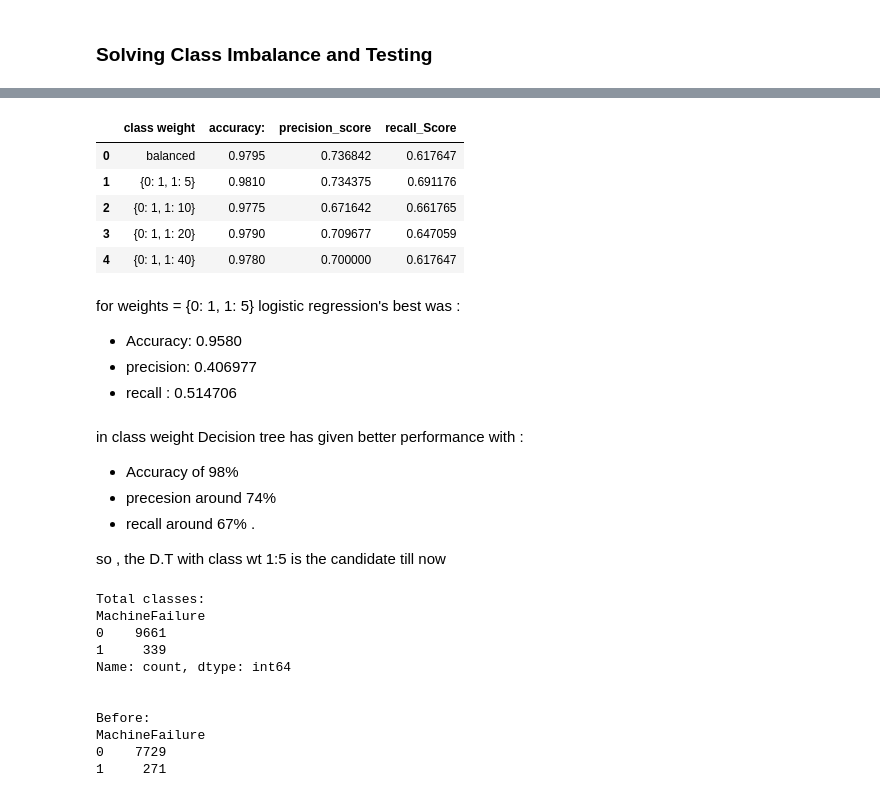
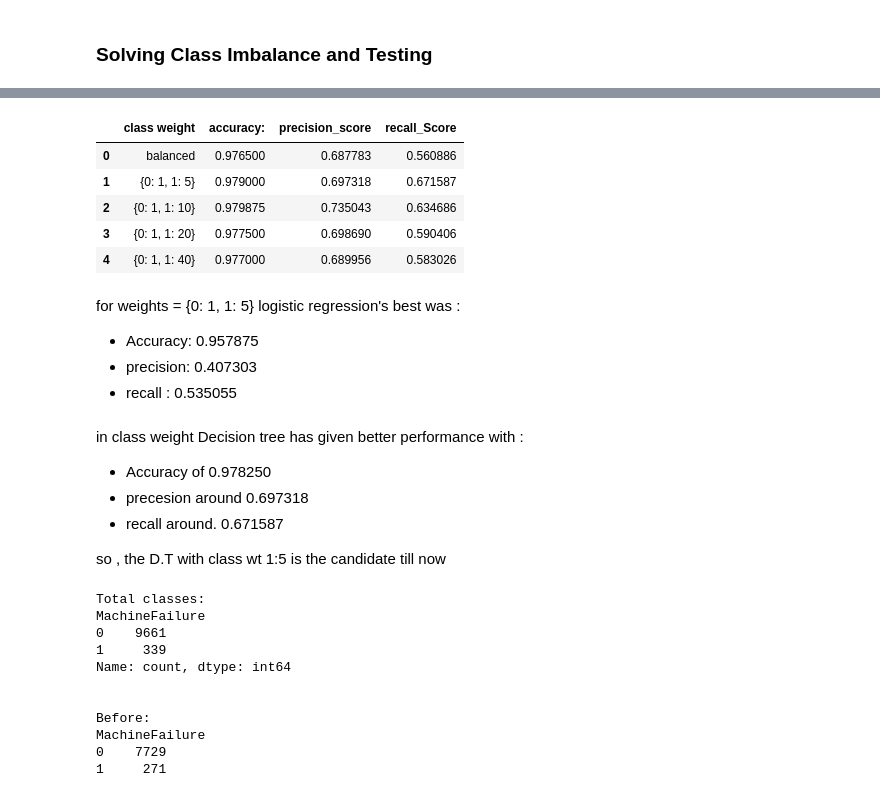
Before and after one commit to VivekXplore/PulseMachine, a Jupyter notebook: EDA/03_correct.ipynb, the cells around one changed output, grey strips where cells are left out. Cells and saved outputs as stored; diff of their text form; code cells hidden in the pictures.

```diff
--- a/EDA/03_correct.ipynb
+++ b/EDA/03_correct.ipynb
@@ -143,3 +159,5 @@ array([[ 0.99891359,  0.60428162, -0.46060741, ...,  0.        ,
+# %%
+cv=StratifiedKFold(n_splits=5, shuffle= True, random_state=42)
 # %%
 classweight=[
     'balanced',
@@ -154,13 +172,18 @@ result=[]
 # logistic reg:
 for x in classweight:
     lr=LogisticRegression(class_weight=x)
-    lr.fit(X_train_transform,y_train)
-    pred=lr.predict(X_test_transform)
+
+    pred=cross_val_predict(lr,X_train_transform,y_train,cv=cv,method='predict')
+
+# cross_val_predict() automatically fits the model for you. You don't need to call .fit() separately.
+# we have splitted into 5 folds so it Fits it on 4 folds using .fit().
+# Predicts the remaining fold using .predict() because you specified method='predict'.
+
     result.append({
             'class weight':str(x),
-            "accuracy:":accuracy_score(y_test,pred),
-            'precision_score':precision_score(y_test,pred),
-            'recall_Score': recall_score(y_test,pred)
+            "accuracy:":accuracy_score(y_train,pred),
+            'precision_score':precision_score(y_train,pred),
+            'recall_Score': recall_score(y_train,pred)
     })
 
 result_df1=pd.DataFrame(result)
@@ -177,47 +198,47 @@ result_df1
 # %%
  # decision tree
 classweight2=[
     'balanced',
     {0: 1, 1: 5},
     {0: 1, 1: 10},
     {0: 1, 1: 20},
     {0: 1, 1: 40},
 ]
 
 result_dt=[]
 
 # decision tree:
 for x in classweight2:
-    lr=DecisionTreeClassifier(class_weight=x)
-    lr.fit(X_train_transform,y_train)
-    pred=lr.predict(X_test_transform)
+    dt=DecisionTreeClassifier(class_weight=x,random_state=42)
+
+    pred_dt=cross_val_predict(dt,X_train_transform,y_train,cv=cv,method='predict')
     result_dt.append({
             'class weight':str(x),
-            "accuracy:":accuracy_score(y_test,pred),
-            'precision_score':precision_score(y_test,pred),
-            'recall_Score': recall_score(y_test,pred)
+            "accuracy:":accuracy_score(y_train,pred_dt),
+            'precision_score':precision_score(y_train,pred_dt),
+            'recall_Score': recall_score(y_train,pred_dt)
     })
 
 result_df2=pd.DataFrame(result_dt)
 result_df2
 # %% [output]
 |  | class weight | accuracy: | precision_score | recall_Score |
-| 0 | balanced | 0.9795 | 0.736842 | 0.617647 |
-| 1 | {0: 1, 1: 5} | 0.9810 | 0.734375 | 0.691176 |
-| 2 | {0: 1, 1: 10} | 0.9775 | 0.671642 | 0.661765 |
-| 3 | {0: 1, 1: 20} | 0.9790 | 0.709677 | 0.647059 |
-| 4 | {0: 1, 1: 40} | 0.9780 | 0.700000 | 0.617647 |
+| 0 | balanced | 0.976500 | 0.687783 | 0.560886 |
+| 1 | {0: 1, 1: 5} | 0.979000 | 0.697318 | 0.671587 |
+| 2 | {0: 1, 1: 10} | 0.979875 | 0.735043 | 0.634686 |
+| 3 | {0: 1, 1: 20} | 0.977500 | 0.698690 | 0.590406 |
+| 4 | {0: 1, 1: 40} | 0.977000 | 0.689956 | 0.583026 |
 # %% [markdown]
 for weights = {0: 1, 1: 5} logistic regression's best was  :
 
-- Accuracy: 0.9580
-- precision: 0.406977
-- recall : 0.514706
+- Accuracy: 0.957875
+- precision: 0.407303
+- recall : 0.535055
 # %% [markdown]
 in class weight Decision tree has given better performance with :
-- Accuracy of 98%
--  precesion around 74%
--  recall around 67% .
+- Accuracy of 	0.978250
+-  precesion around 0.697318
+-  recall around.   0.671587
 
 so , the D.T with class wt 1:5 is the candidate till now
 # %%
```
Also changed, not shown: parts of 37 cells of this notebook.
